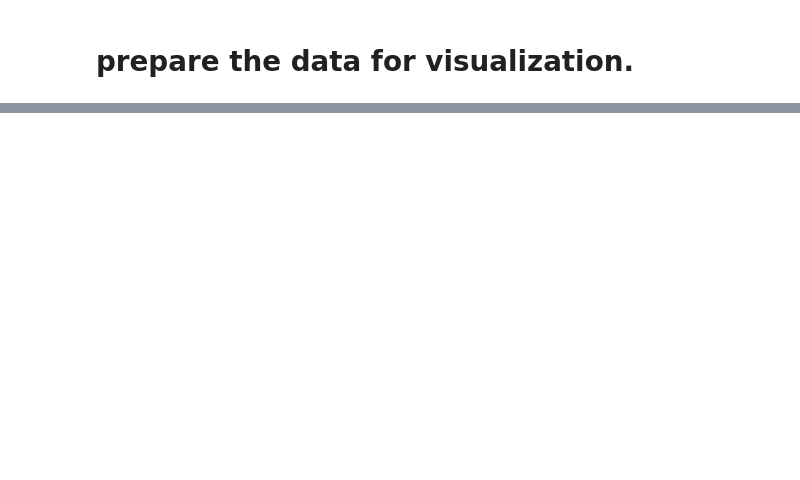
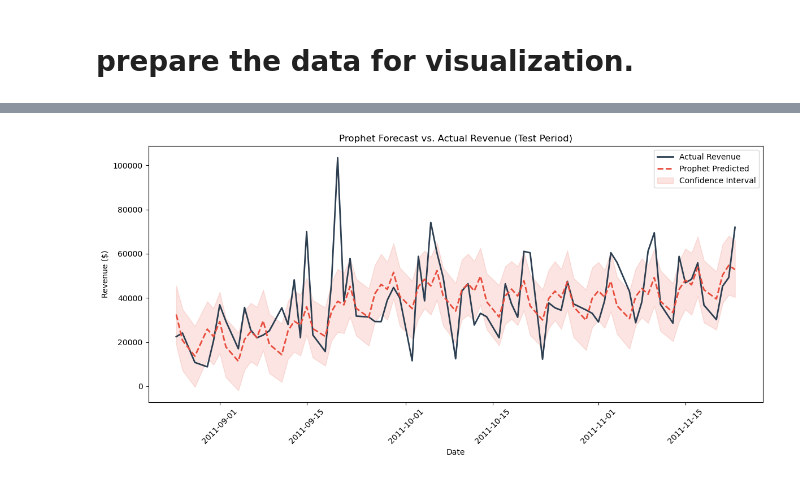
Before and after one commit to Rahulkulkarni2002/customer-segmentation-retention-analysis, a Jupyter notebook: notebook.ipynb, the cells around one changed output, grey strips where cells are left out. Cells and saved outputs as stored; diff of their text form; code cells hidden in the pictures; blank space fills up the shorter version.

```diff
--- a/notebook.ipynb
+++ b/notebook.ipynb
@@ -1052,0 +1161,5 @@ plt.show()
+# %%
+future = model.make_future_dataframe(periods=len(test))
+forecast = model.predict(future)
+
+print(forecast[["ds", "yhat", "yhat_lower", "yhat_upper"]].tail(10))
@@ -1052,0 +1178,11 @@ plt.show()
+# %%
+test["ds"] = pd.to_datetime(test["ds"])
+
+forecast_test = forecast[forecast["ds"].isin(test["ds"])][
+    ["ds", "yhat", "yhat_lower", "yhat_upper"]
+]
+
+comparison = test.merge(forecast_test, on="ds")
+comparison.columns = ["ds", "actual", "predicted", "lower", "upper"]
+
+print(comparison.head(10))
@@ -1052,0 +1403,39 @@ plt.show()
+# %%
+import matplotlib.pyplot as plt
+
+fig, ax = plt.subplots(figsize=(12, 6))
+
+ax.plot(
+    comparison["ds"],
+    comparison["actual"],
+    label="Actual Revenue",
+    color="#2c3e50",
+    linewidth=2,
+)
+ax.plot(
+    comparison["ds"],
+    comparison["predicted"],
+    label="Prophet Predicted",
+    color="#e74c3c",
+    linewidth=2,
+    linestyle="--",
+)
+ax.fill_between(
+    comparison["ds"],
+    comparison["lower"],
+    comparison["upper"],
+    color="#e74c3c",
+    alpha=0.15,
+    label="Confidence Interval",
+)
+
+ax.set_xlabel("Date")
+ax.set_ylabel("Revenue ($)")
+ax.set_title("Prophet Forecast vs. Actual Revenue (Test Period)")
+ax.legend()
+plt.xticks(rotation=45)
+plt.tight_layout()
+plt.savefig("forecast_vs_actual.png", dpi=150)
+plt.show()
+# %% [output]
+[figure, added]
```
Also changed, not shown: parts of 43 cells of this notebook, 7 other files.
